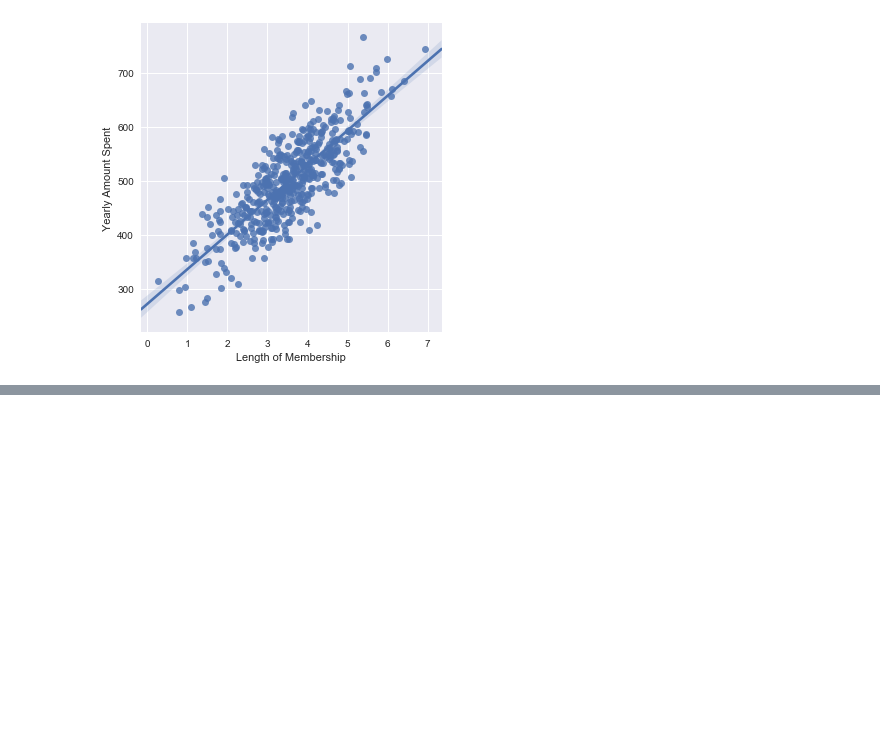
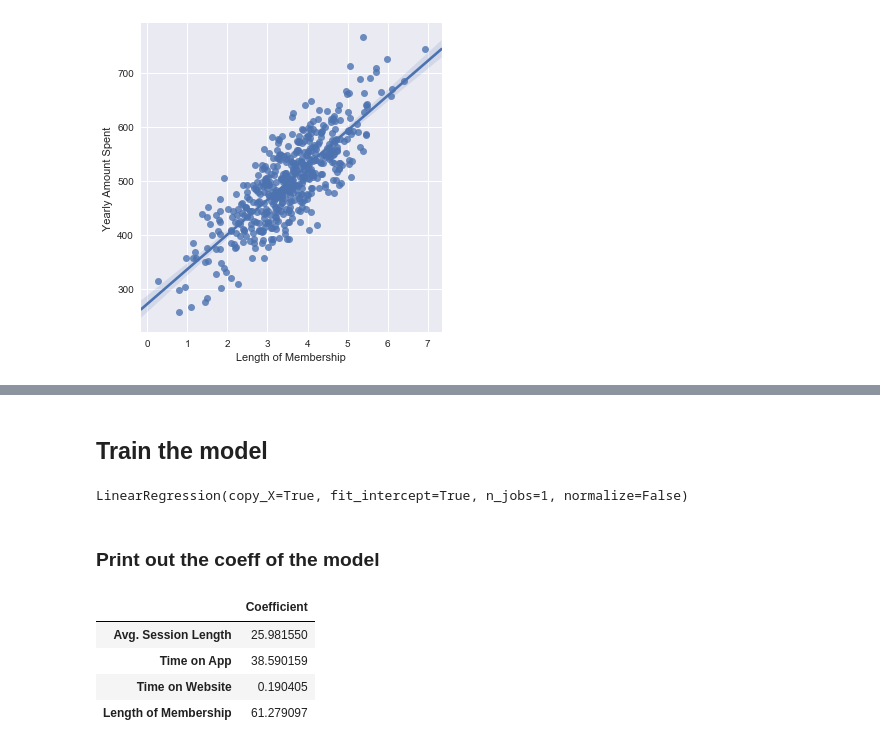
Before and after one commit to IrwingD/ML-Linear-Regression-Basics, a Jupyter notebook: Linear Regression In Python.ipynb, the cells around one changed output, grey strips where cells are left out. Saved outputs shown, nothing was run; the diff lists cells and outputs as text; code cells hidden in the pictures; blank space fills up the shorter version.

```diff
--- a/Linear Regression In Python.ipynb
+++ b/Linear Regression In Python.ipynb
@@ -79,0 +91,3 @@ sns.lmplot(x="Length of Membership", y="Yearly Amount Spent",data=customers)
+# %%
+X=customers[['Avg. Session Length', 'Time on App','Time on Website', 'Length of Membership']]
+y=customers['Yearly Amount Spent']
@@ -79,0 +98,4 @@ sns.lmplot(x="Length of Membership", y="Yearly Amount Spent",data=customers)
+# %%
+X_train,X_test,y_train,y_test=train_test_split(X,y,test_size=0.3,random_state=101)
+# %% [markdown]
+## Train the model
@@ -79,0 +104,16 @@ sns.lmplot(x="Length of Membership", y="Yearly Amount Spent",data=customers)
+# %%
+lm = LinearRegression()
+# %%
+lm.fit(X_train,y_train)
+# %% [output]
+LinearRegression(copy_X=True, fit_intercept=True, n_jobs=1, normalize=False)
+# %% [markdown]
+### Print out the coeff of the model
+# %%
+pd.DataFrame(data=lm.coef_,index=X_train.columns,columns=['Coefficient'])
+# %% [output]
+|  | Coefficient |
+| Avg. Session Length | 25.981550 |
+| Time on App | 38.590159 |
+| Time on Website | 0.190405 |
+| Length of Membership | 61.279097 |
```
Also changed, not shown: parts of 5 cells of this notebook.
